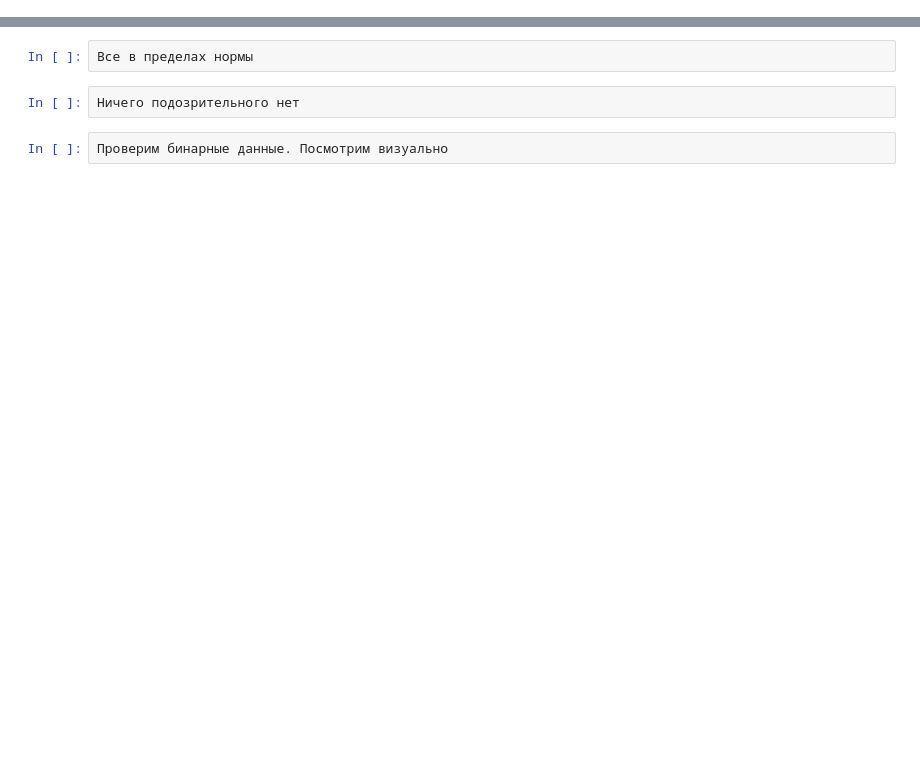
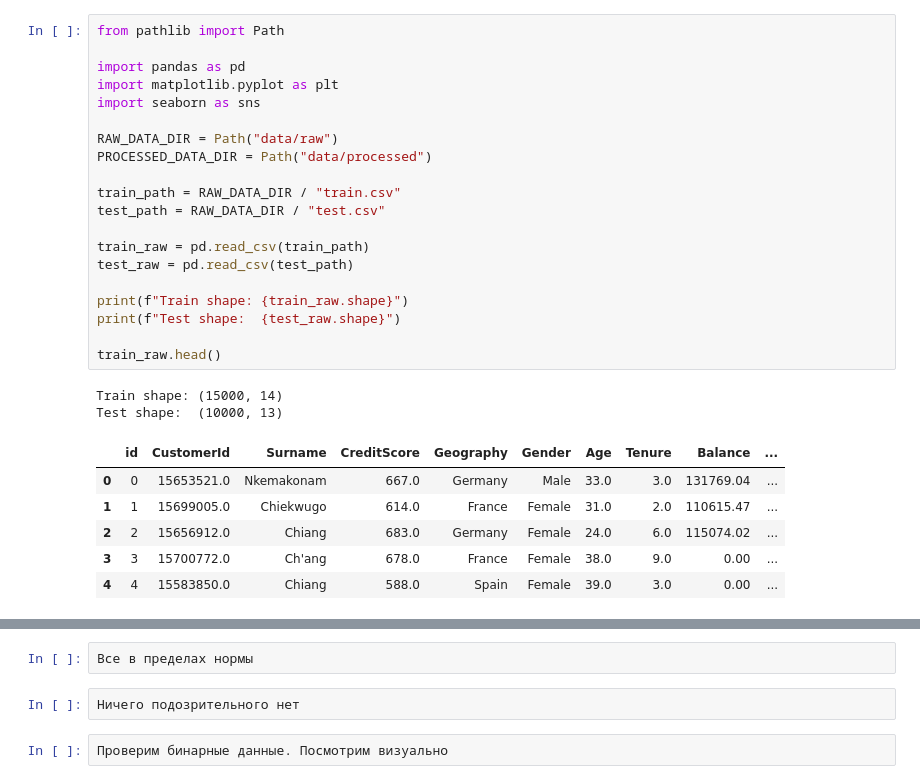
Before and after one commit to Plashka320/Bank-Customer-Churn-Prediction, a Jupyter notebook: 01_data_cleaning.ipynb, the cells around one changed output, grey strips where cells are left out. Cells and saved outputs as stored; diff of their text form; blank space fills up the shorter version.

```diff
--- a/01_data_cleaning.ipynb
+++ b/01_data_cleaning.ipynb
@@ -39,0 +13,29 @@ max      199992.480000
+# %%
+from pathlib import Path
+
+import pandas as pd
+import matplotlib.pyplot as plt
+import seaborn as sns
+
+RAW_DATA_DIR = Path("data/raw")
+PROCESSED_DATA_DIR = Path("data/processed")
+
+train_path = RAW_DATA_DIR / "train.csv"
+test_path = RAW_DATA_DIR / "test.csv"
+
+train_raw = pd.read_csv(train_path)
+test_raw = pd.read_csv(test_path)
+
+print(f"Train shape: {train_raw.shape}")
+print(f"Test shape:  {test_raw.shape}")
+
+train_raw.head()
+# %% [output]
+Train shape: (15000, 14)
+Test shape:  (10000, 13)
+|  | id | CustomerId | Surname | CreditScore | Geography | Gender | Age | Tenure | Balance | ... |
+| 0 | 0 | 15653521.0 | Nkemakonam | 667.0 | Germany | Male | 33.0 | 3.0 | 131769.04 | ... |
+| 1 | 1 | 15699005.0 | Chiekwugo | 614.0 | France | Female | 31.0 | 2.0 | 110615.47 | ... |
+| 2 | 2 | 15656912.0 | Chiang | 683.0 | Germany | Female | 24.0 | 6.0 | 115074.02 | ... |
+| 3 | 3 | 15700772.0 | Ch'ang | 678.0 | France | Female | 38.0 | 9.0 | 0.00 | ... |
+| 4 | 4 | 15583850.0 | Chiang | 588.0 | Spain | Female | 39.0 | 3.0 | 0.00 | ... |
```
Also changed, not shown: parts of 27 cells of this notebook, 3 other files.
